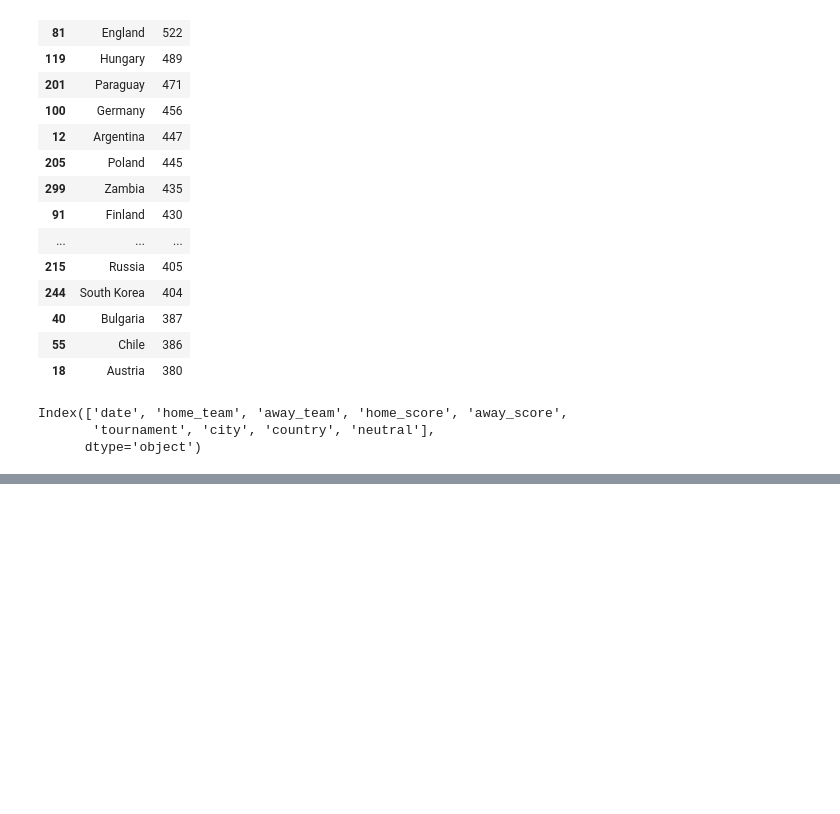
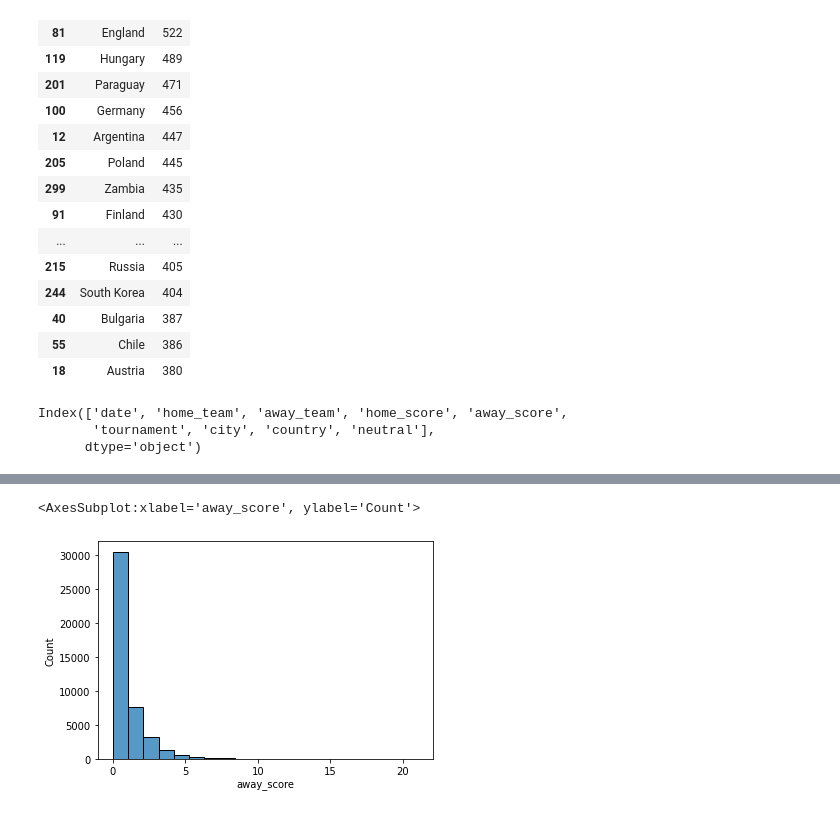
Before and after one commit to Omaraitbenhaddi/ODC-World-Cup-2022-Predictions, a Jupyter notebook: notebooks/data_exploration.ipynb, the cells around one changed output, grey strips where cells are left out. Saved outputs shown, nothing was run; the diff lists cells and outputs as text; code cells hidden in the pictures; blank space fills up the shorter version.

```diff
--- a/notebooks/data_exploration.ipynb
+++ b/notebooks/data_exploration.ipynb
@@ -124,0 +130,5 @@ import seaborn as sns
+# %%
+sns.histplot(x='away_score', data=df, bins=20)
+# %% [output]
+<AxesSubplot:xlabel='away_score', ylabel='Count'>
+[figure, added]
```
Also changed, not shown: parts of 15 cells of this notebook.
